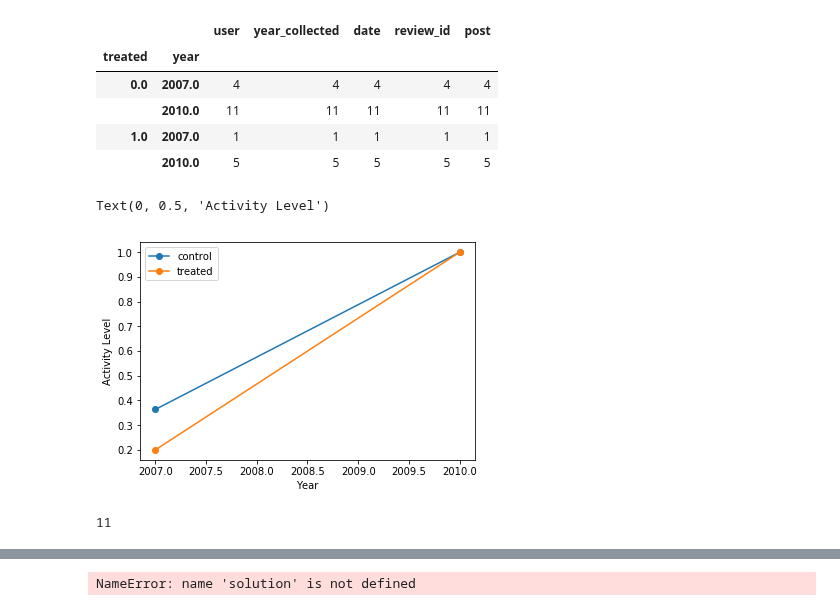
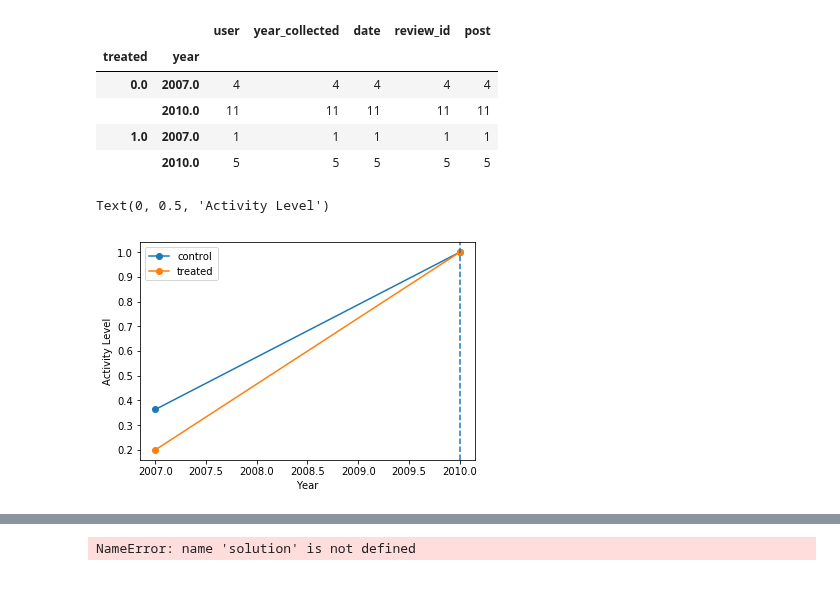
Before and after one commit to vma101/big_data_tools, a Jupyter notebook: hw3_quasi.ipynb, the cells around one changed output, grey strips where cells are left out. Saved outputs shown, nothing was run; the diff lists cells and outputs as text; code cells hidden in the pictures.

Commit message:
Finished difference plot also

```diff
--- a/hw3_quasi.ipynb
+++ b/hw3_quasi.ipynb
@@ -357,14 +347,14 @@ treat_prop_tab = df_user_year_tab.loc[1, :]
 # %%
+control_prop_tab = df_user_year_tab.loc[0, :]
+treat_prop_tab = df_user_year_tab.loc[1, :]
+
 plt.figure()
 plt.plot(control_prop_tab.index, control_prop_tab["post"]/control_total["user_id"].nunique(), marker = "o", label = "control")
 plt.plot(treat_prop_tab.index, treat_prop_tab["post"]/treatment_total["user_id"].nunique(), marker = "o", label = "treated")
+plt.axvline(x = 2010, linestyle = "--")
 plt.legend()
 plt.xlabel("Year")
 plt.ylabel("Activity Level")
 # %% [output]
 Text(0, 0.5, 'Activity Level')
-[figure, old version]
+[figure, new version]
-# %%
-control_total["user_id"].nunique()
-# %% [output]
-11
```
Also changed, not shown: parts of 7 cells of this notebook.
